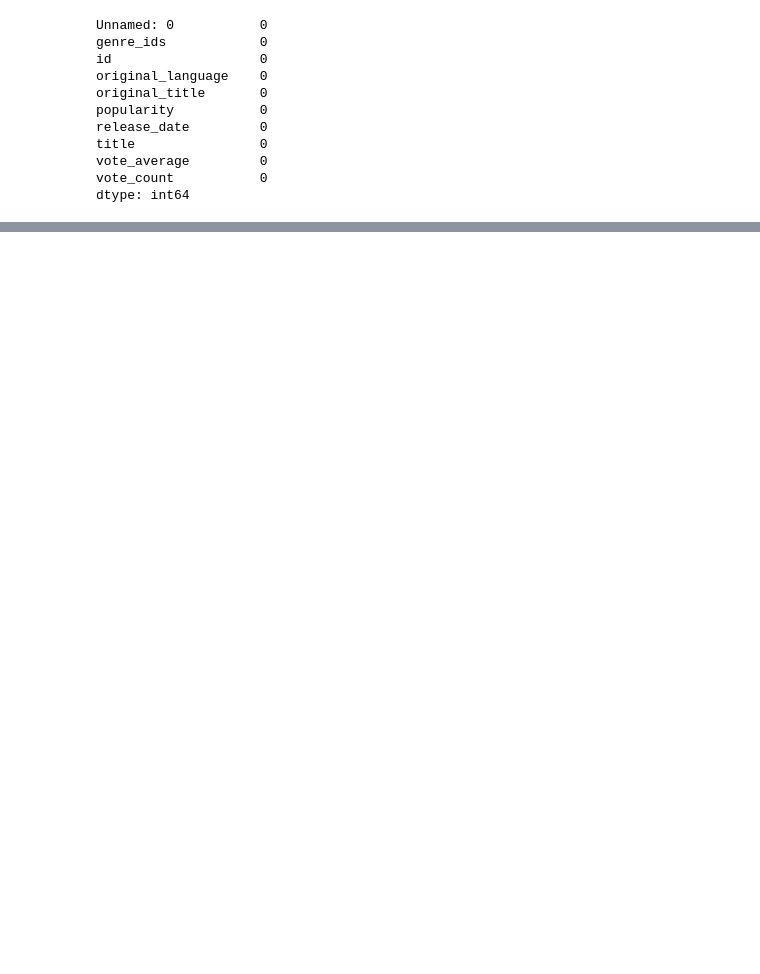
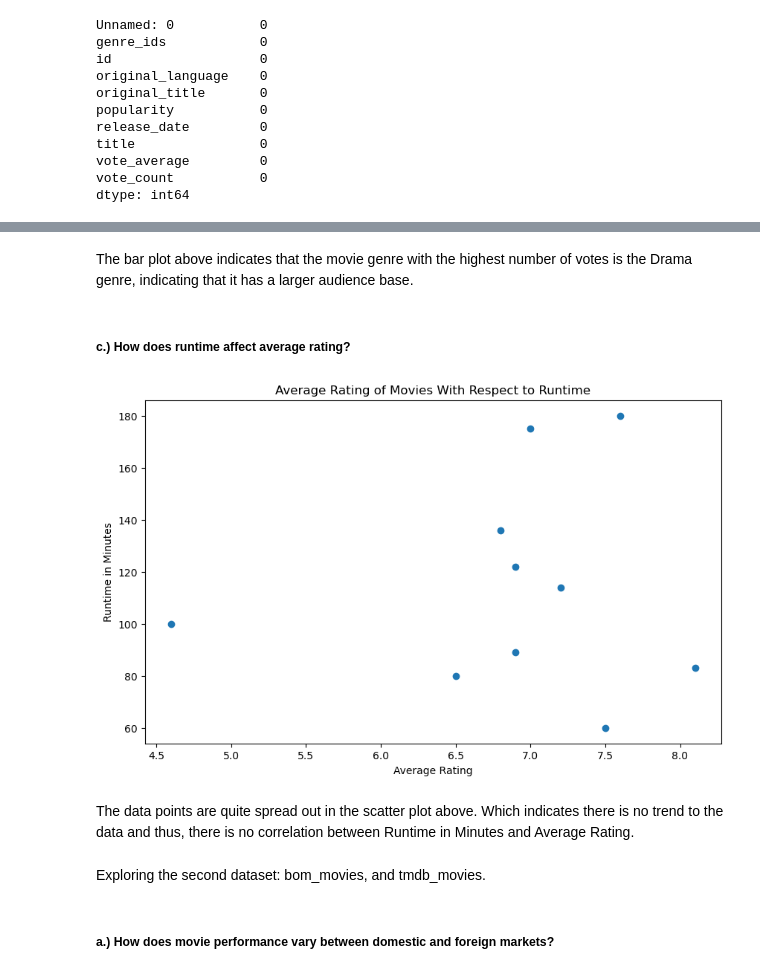
Before and after one commit to JaniceWaihumbu/Phase_1_Project, a Jupyter notebook: Phase_1_Project_Working_Document.ipynb, the cells around one changed output, grey strips where cells are left out. Saved outputs shown, nothing was run; the diff lists cells and outputs as text; code cells hidden in the pictures; blank space fills up the shorter version.

```diff
--- a/Phase_1_Project_Working_Document.ipynb
+++ b/Phase_1_Project_Working_Document.ipynb
@@ -342,0 +636,31 @@ dtype: int64
+# %% [markdown]
+The bar plot above indicates that the movie genre with the highest number of votes is the Drama genre, indicating that it has a larger audience base.
+# %% [markdown]
+##### c.) How does runtime affect average rating?
+# %%
+#Plotting a scatterplot with averagerating and runtime_minutes
+plt.data = cleaned_data.head(10)
+
+x = cleaned_data.head(10)['averagerating']
+y = cleaned_data.head(10)['runtime_minutes']
+
+
+#Plotting the scatterplot using the above data
+plt.figure(figsize = (10,6))
+
+#Creating the scatter plot
+plt.scatter(x, y)
+
+#Labelling the scatter plot
+plt.xlabel("Average Rating")
+plt.ylabel("Runtime in Minutes")
+plt.title("Average Rating of Movies With Respect to Runtime")
+plt.show()
+# %% [output]
+[figure, added]
+# %% [markdown]
+The data points are quite spread out in the scatter plot above. Which indicates there is no trend to the data and thus, there is no correlation between Runtime in Minutes and Average Rating.
+# %% [markdown]
+Exploring the second dataset: bom_movies, and tmdb_movies.
+# %% [markdown]
+##### a.) How does movie performance vary between domestic and foreign markets?
```
Also changed, not shown: parts of 54 cells of this notebook, 7 other files.
